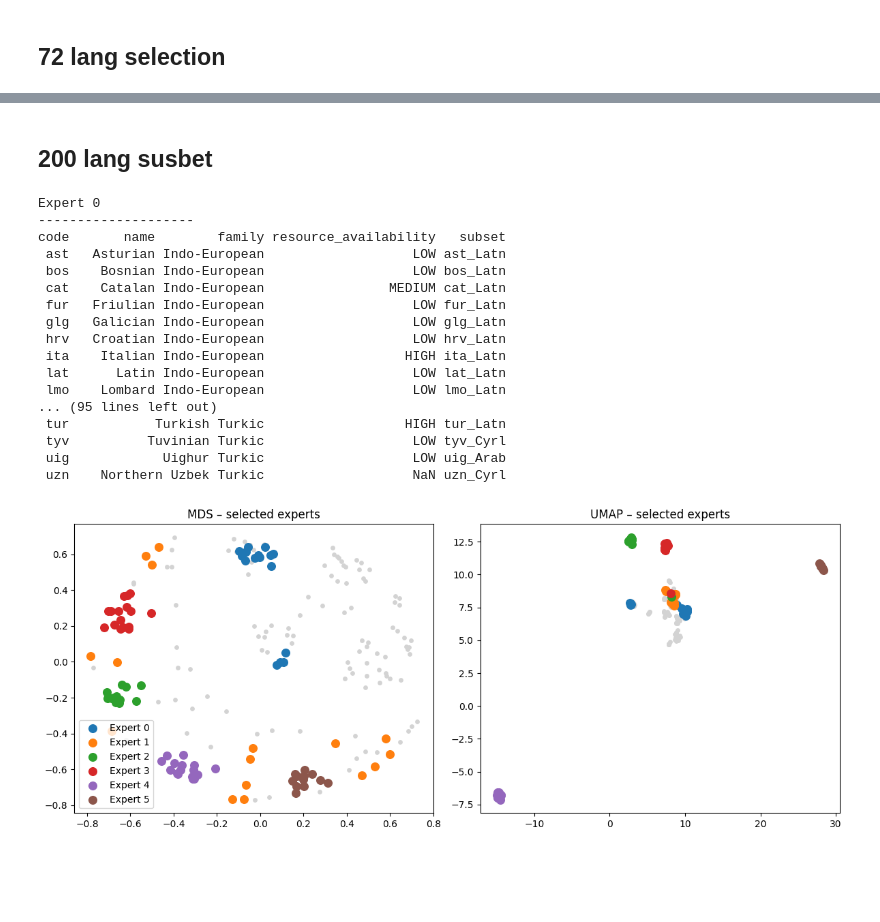
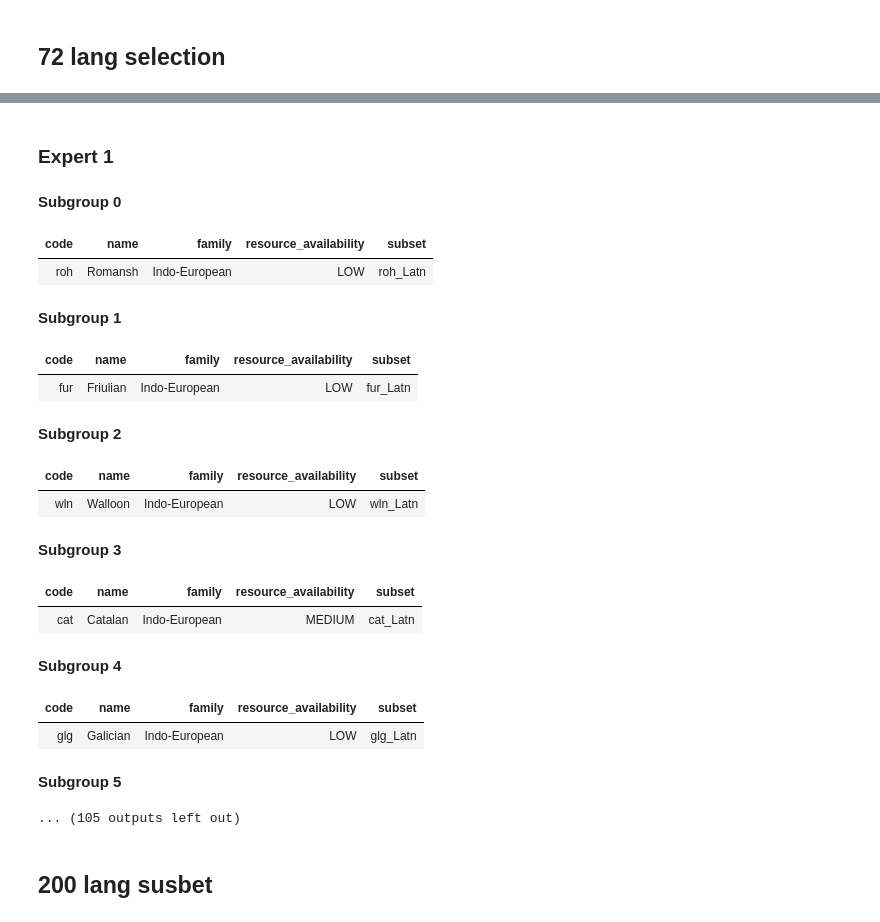
Before and after one commit to dice-group/HTYLLM-PG, a Jupyter notebook: approaches/CoLA/tools/two_stage_clustering/language_family_tree_based.ipynb, the cells around one changed output, grey strips where cells are left out. Cells and saved outputs as stored; diff of their text form; code cells hidden in the pictures; blank space fills up the shorter version.

```diff
--- a/approaches/CoLA/tools/two_stage_clustering/language_family_tree_based.ipynb
+++ b/approaches/CoLA/tools/two_stage_clustering/language_family_tree_based.ipynb
@@ -220,3 +355,42 @@ code       name        family resource_availability   subset
+# %%
+# build subgroups inside each expert
+expert_subgroups = {}
+for e_idx, exp_codes in enumerate(experts.values()):
+    expert_subgroups[e_idx] = subcluster_expert(
+        exp_codes,
+        codes,
+        matrix,
+        k_max=4,
+        min_subgroup_size=2,
+        quality_threshold=0.2
+    )
+
+# inspect
+display_expert_subgroups(experts, df)
+# UMAP view
+plot_expert_subgroups(matrix, codes, expert_subgroups, method="umap")
+
+# MDS view
+plot_expert_subgroups(matrix, codes, expert_subgroups, method="mds")
+# %% [output]
+Expert 1
+Subgroup 0
+| code | name | family | resource_availability | subset |
+| roh | Romansh | Indo-European | LOW | roh_Latn |
+Subgroup 1
+| code | name | family | resource_availability | subset |
+| fur | Friulian | Indo-European | LOW | fur_Latn |
+Subgroup 2
+| code | name | family | resource_availability | subset |
+| wln | Walloon | Indo-European | LOW | wln_Latn |
+Subgroup 3
+| code | name | family | resource_availability | subset |
+| cat | Catalan | Indo-European | MEDIUM | cat_Latn |
+Subgroup 4
+| code | name | family | resource_availability | subset |
+| glg | Galician | Indo-European | LOW | glg_Latn |
+Subgroup 5
+... (105 outputs left out)
 # %% [markdown]
 ## 200 lang susbet
 # %%
@@ -237,24 +411,5 @@ for c in expert_ids:
     )
     experts[c] = [codes[i] for sg in subs for i in sg]
 
-print_expert_config(experts, df)
+display_expert_config(experts, df)
 plot_selected_experts(matrix, codes, experts)
-# %% [output]
-Expert 0
---------------------
-code       name        family resource_availability   subset
- ast   Asturian Indo-European                   LOW ast_Latn
- bos    Bosnian Indo-European                   LOW bos_Latn
- cat    Catalan Indo-European                MEDIUM cat_Latn
- fur   Friulian Indo-European                   LOW fur_Latn
- glg   Galician Indo-European                   LOW glg_Latn
- hrv   Croatian Indo-European                   LOW hrv_Latn
- ita    Italian Indo-European                  HIGH ita_Latn
- lat      Latin Indo-European                   LOW lat_Latn
- lmo    Lombard Indo-European                   LOW lmo_Latn
-... (95 lines left out)
- tur           Turkish Turkic                  HIGH tur_Latn
- tyv          Tuvinian Turkic                   LOW tyv_Cyrl
- uig            Uighur Turkic                   LOW uig_Arab
- uzn    Northern Uzbek Turkic                   NaN uzn_Cyrl
-[figure, removed]
```
Also changed, not shown: parts of 5 cells of this notebook.
